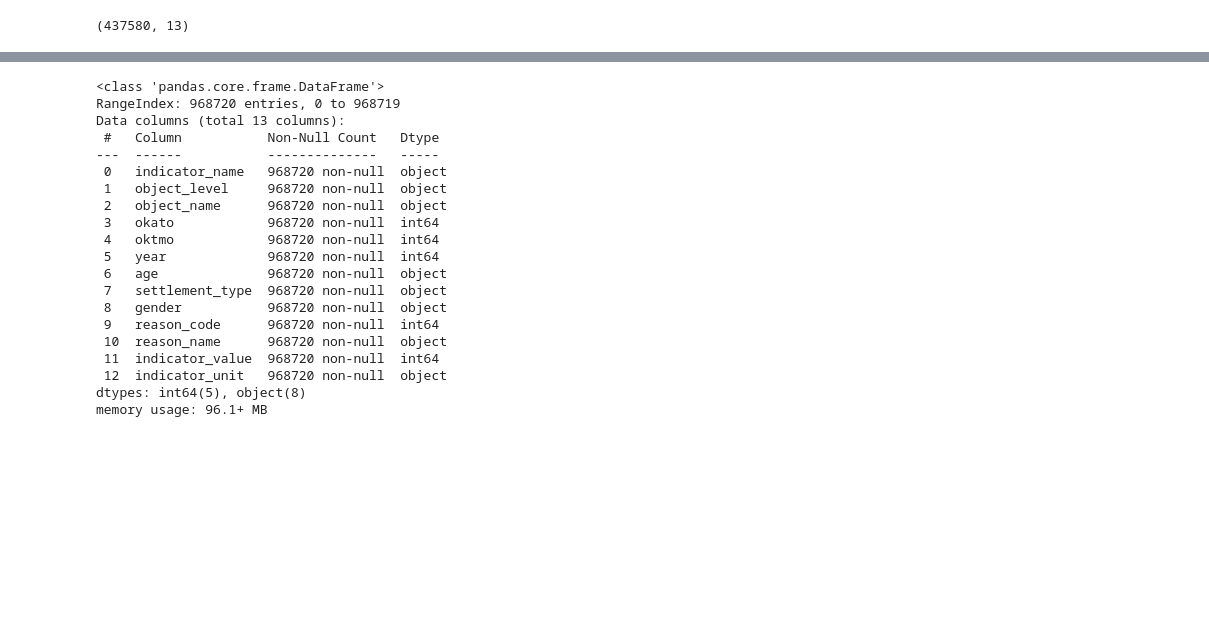
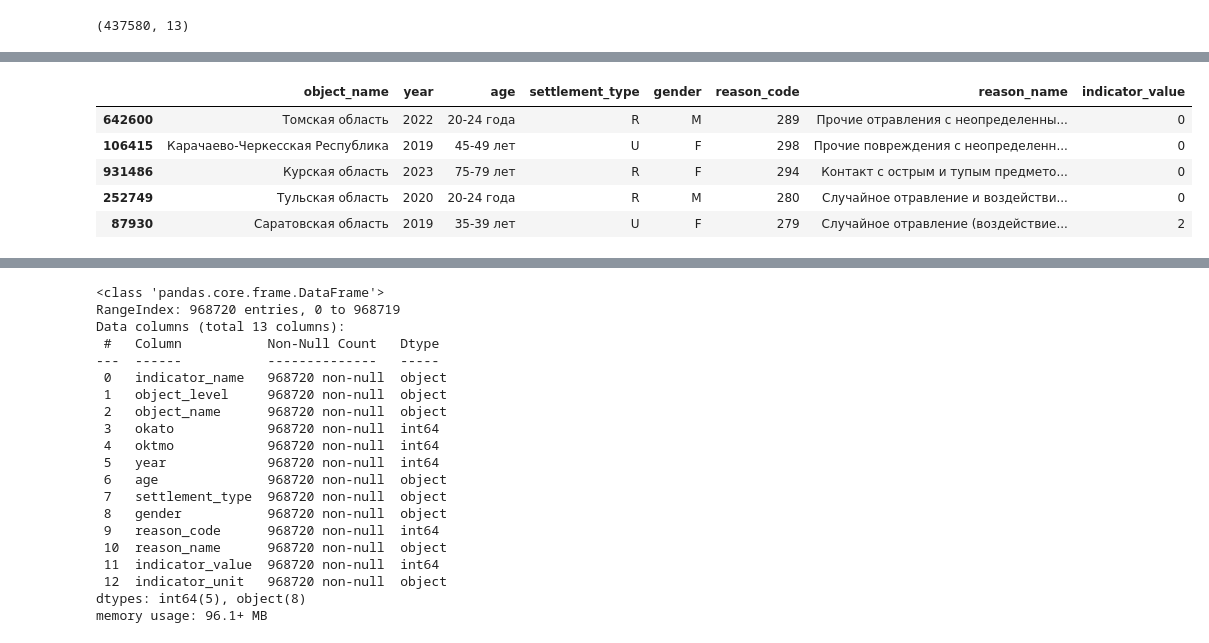
Before and after one commit to lidaEYE/despair-deaths-analysis, a Jupyter notebook: analysis.ipynb, the cells around one changed output, grey strips where cells are left out. Drawn from its saved outputs; the diff is of its cells as text; code cells hidden in the pictures; blank space fills up the shorter version.

```diff
--- a/analysis.ipynb
+++ b/analysis.ipynb
@@ -108,0 +131,10 @@ df_filtered.shape
+# %%
+display(df_filtered.sample(5))
+pd.set_option('display.max_columns', None) # для показа всех колонок
+# %% [output]
+|  | object_name | year | age | settlement_type | gender | reason_code | reason_name | indicator_value |
+| 642600 | Томская область | 2022 | 20-24 года | R | M | 289 | Прочие отравления с неопределенны... | 0 |
+| 106415 | Карачаево-Черкесская Республика | 2019 | 45-49 лет | U | F | 298 | Прочие повреждения с неопределенн... | 0 |
+| 931486 | Курская область | 2023 | 75-79 лет | R | F | 294 | Контакт с острым и тупым предмето... | 0 |
+| 252749 | Тульская область | 2020 | 20-24 года | R | M | 280 | Случайное отравление и воздействи... | 0 |
+| 87930 | Саратовская область | 2019 | 35-39 лет | U | F | 279 | Случайное отравление (воздействие... | 2 |
```
Also changed, not shown: parts of 9 cells of this notebook.
